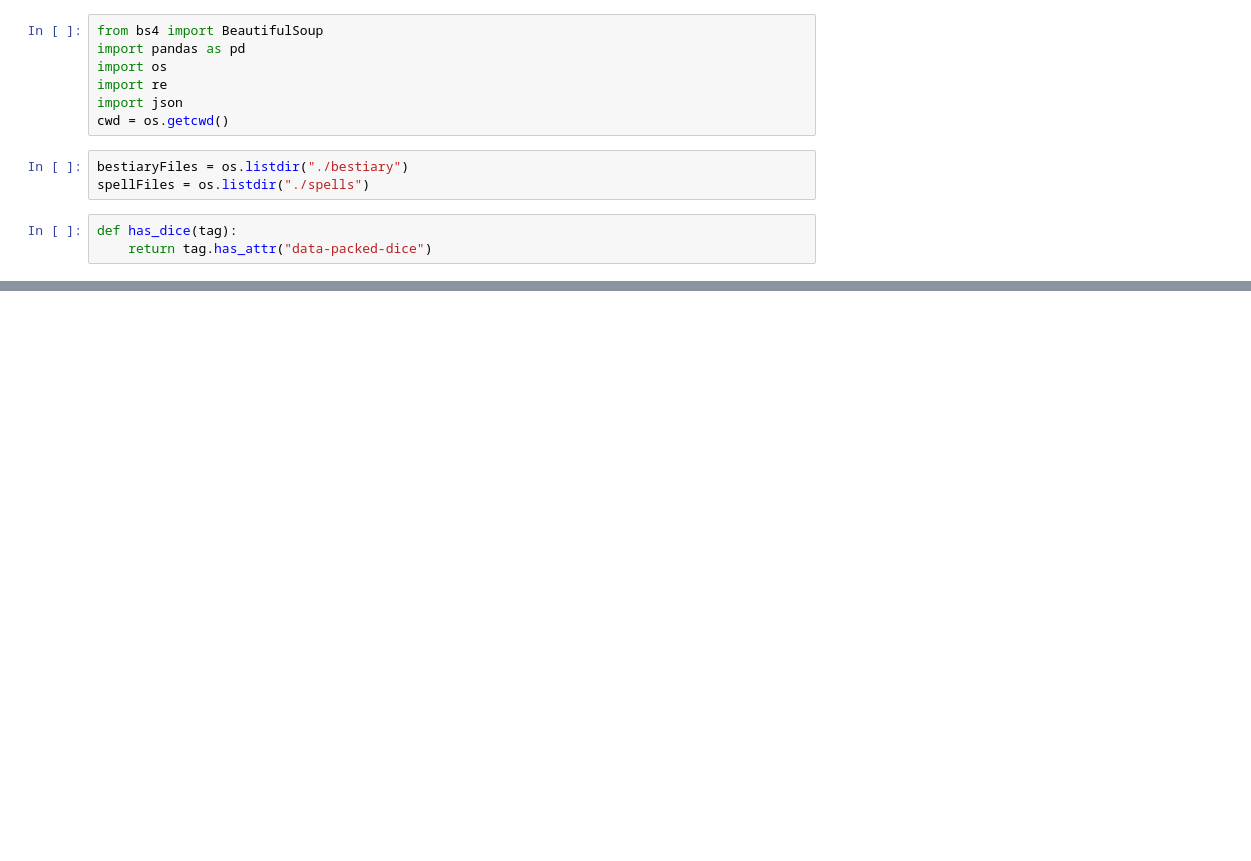
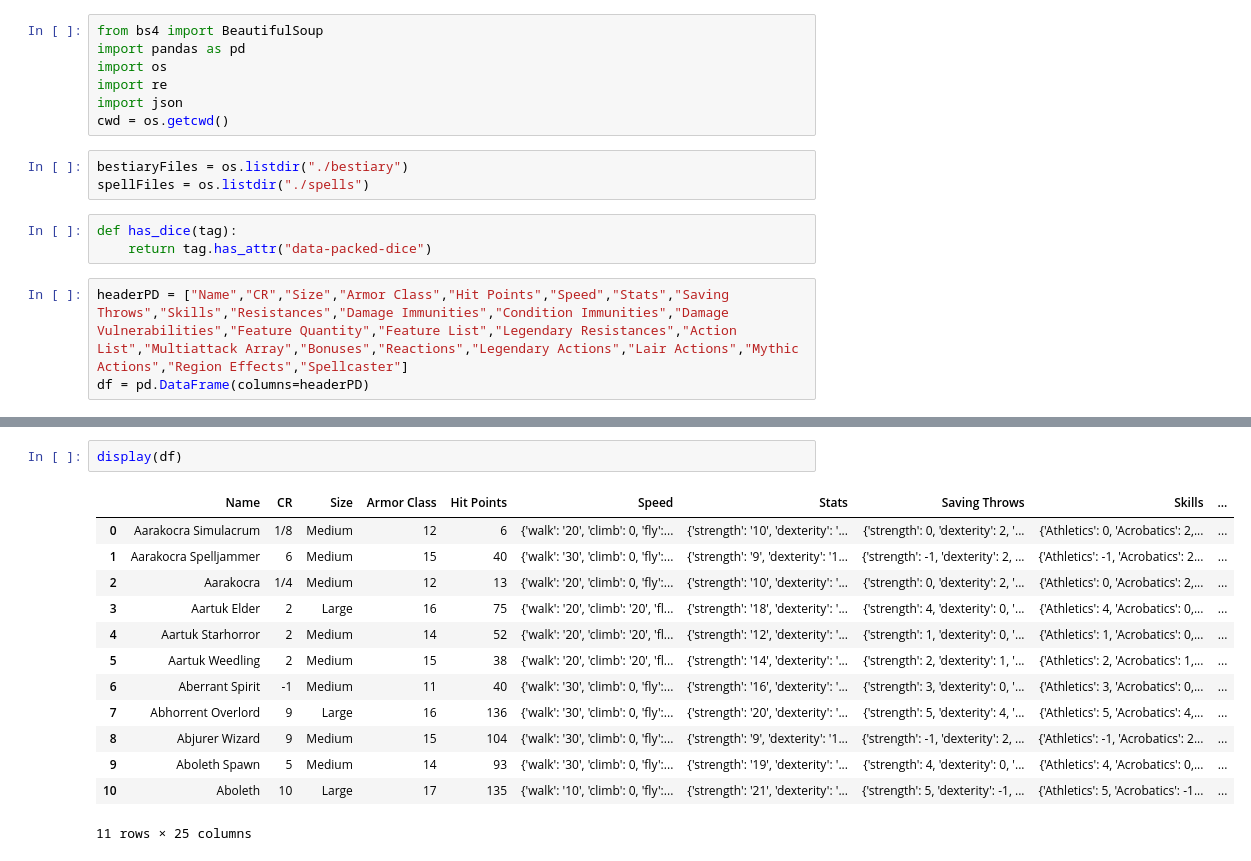
Before and after one commit to MackenzieCreamer/DSE-Project, a Jupyter notebook: dataScrubScrub.ipynb, the cells around one changed output, grey strips where cells are left out. Cells and saved outputs as stored; diff of their text form; blank space fills up the shorter version.

```diff
--- a/dataScrubScrub.ipynb
+++ b/dataScrubScrub.ipynb
@@ -11,3 +11,6 @@ spellFiles = os.listdir("./spells")
 # %%
 def has_dice(tag):
     return tag.has_attr("data-packed-dice")
+# %%
+headerPD = ["Name","CR","Size","Armor Class","Hit Points","Speed","Stats","Saving Throws","Skills","Resistances","Damage Immunities","Condition Immunities","Damage Vulnerabilities","Feature Quantity","Feature List","Legendary Resistances","Action List","Multiattack Array","Bonuses","Reactions","Legendary Actions","Lair Actions","Mythic Actions","Region Effects","Spellcaster"]
+df = pd.DataFrame(columns=headerPD)
@@ -647,0 +670,16 @@ print(actions,bonuses,reactions)
+# %%
+display(df)
+# %% [output]
+|  | Name | CR | Size | Armor Class | Hit Points | Speed | Stats | Saving Throws | Skills | ... |
+| 0 | Aarakocra Simulacrum | 1/8 | Medium | 12 | 6 | {'walk': '20', 'climb': 0, 'fly':... | {'strength': '10', 'dexterity': '... | {'strength': 0, 'dexterity': 2, '... | {'Athletics': 0, 'Acrobatics': 2,... | ... |
+| 1 | Aarakocra Spelljammer | 6 | Medium | 15 | 40 | {'walk': '30', 'climb': 0, 'fly':... | {'strength': '9', 'dexterity': '1... | {'strength': -1, 'dexterity': 2, ... | {'Athletics': -1, 'Acrobatics': 2... | ... |
+| 2 | Aarakocra | 1/4 | Medium | 12 | 13 | {'walk': '20', 'climb': 0, 'fly':... | {'strength': '10', 'dexterity': '... | {'strength': 0, 'dexterity': 2, '... | {'Athletics': 0, 'Acrobatics': 2,... | ... |
+| 3 | Aartuk Elder | 2 | Large | 16 | 75 | {'walk': '20', 'climb': '20', 'fl... | {'strength': '18', 'dexterity': '... | {'strength': 4, 'dexterity': 0, '... | {'Athletics': 4, 'Acrobatics': 0,... | ... |
+| 4 | Aartuk Starhorror | 2 | Medium | 14 | 52 | {'walk': '20', 'climb': '20', 'fl... | {'strength': '12', 'dexterity': '... | {'strength': 1, 'dexterity': 0, '... | {'Athletics': 1, 'Acrobatics': 0,... | ... |
+| 5 | Aartuk Weedling | 2 | Medium | 15 | 38 | {'walk': '20', 'climb': '20', 'fl... | {'strength': '14', 'dexterity': '... | {'strength': 2, 'dexterity': 1, '... | {'Athletics': 2, 'Acrobatics': 1,... | ... |
+| 6 | Aberrant Spirit | -1 | Medium | 11 | 40 | {'walk': '30', 'climb': 0, 'fly':... | {'strength': '16', 'dexterity': '... | {'strength': 3, 'dexterity': 0, '... | {'Athletics': 3, 'Acrobatics': 0,... | ... |
+| 7 | Abhorrent Overlord | 9 | Large | 16 | 136 | {'walk': '30', 'climb': 0, 'fly':... | {'strength': '20', 'dexterity': '... | {'strength': 5, 'dexterity': 4, '... | {'Athletics': 5, 'Acrobatics': 4,... | ... |
+| 8 | Abjurer Wizard | 9 | Medium | 15 | 104 | {'walk': '30', 'climb': 0, 'fly':... | {'strength': '9', 'dexterity': '1... | {'strength': -1, 'dexterity': 2, ... | {'Athletics': -1, 'Acrobatics': 2... | ... |
+| 9 | Aboleth Spawn | 5 | Medium | 14 | 93 | {'walk': '30', 'climb': 0, 'fly':... | {'strength': '19', 'dexterity': '... | {'strength': 4, 'dexterity': 0, '... | {'Athletics': 4, 'Acrobatics': 0,... | ... |
+| 10 | Aboleth | 10 | Large | 17 | 135 | {'walk': '10', 'climb': 0, 'fly':... | {'strength': '21', 'dexterity': '... | {'strength': 5, 'dexterity': -1, ... | {'Athletics': 5, 'Acrobatics': -1... | ... |
+11 rows × 25 columns
```
Also changed, not shown: parts of 2 cells of this notebook.
